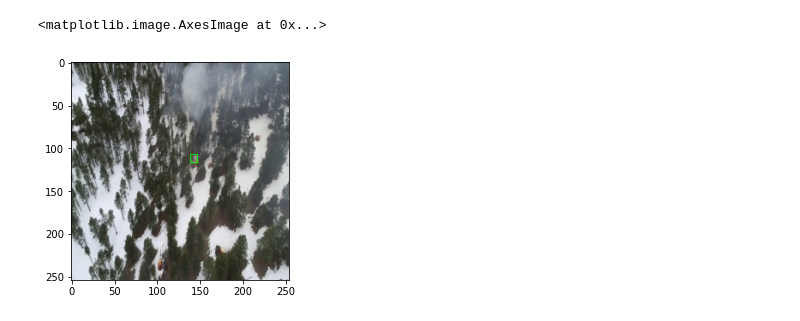
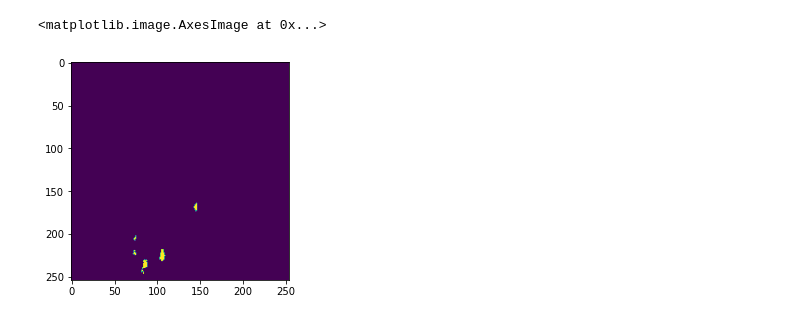
Before and after one commit to AlcobaAI/Detection-Wip, a Jupyter notebook: Labeling.ipynb, the cells around one changed output. Saved outputs shown, nothing was run; the diff lists cells and outputs as text; code cells hidden in the pictures.

```diff
--- a/Labeling.ipynb
+++ b/Labeling.ipynb
@@ -33 +33,11 @@ plt.imshow(cv2.cvtColor(mask, cv2.COLOR_BGR2RGB))
+# %%
+#HSV
+lower_bound = (0, 50, 100)
+upper_bound = (30, 256, 256)
+
+hsvmask = cv2.inRange(hsvimage, lower_bound, upper_bound)
+plt.imshow(hsvmask)
+# %% [output]
+<matplotlib.image.AxesImage at 0x...>
+[figure, added]
 # %%
@@ -119,27 +123,3 @@ def EnlargeRects(bounds, amount):
         new_bounds.append(new_rect)
 
     return new_bounds
-# %%
-boundRects = []
-image_copy = image.copy()
-
-for i, c in enumerate(contours):
-
-    if hier[0][i][3] == -1:
-        contours_poly[i] = cv2.approxPolyDP(c, 3, True)
-        boundRects.append(cv2.boundingRect(contours_poly[i]))
-
-CombineClosestRects(boundRects, 25)
-boundRects = RemoveSmallRects(boundRects, 10)
-boundRects = EnlargeRects(boundRects, 5)
-
-# For Visualization
-for i in range(len(boundRects)):
-    color = (0, 255, 0)
-    cv2.rectangle(image_copy, (int(boundRects[i][0]), int(boundRects[i][1])),
-              (int(boundRects[i][0] + boundRects[i][2]), int(boundRects[i][1] + boundRects[i][3])), color, 1)
-
-plt.imshow(cv2.cvtColor(image_copy, cv2.COLOR_BGR2RGB))
-# %% [output]
-<matplotlib.image.AxesImage at 0x...>
-[figure, removed]
```
Also changed, not shown: parts of 24 cells of this notebook, 2 other files.
